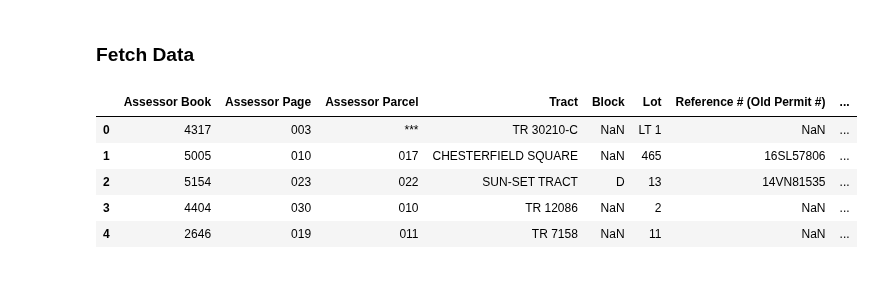
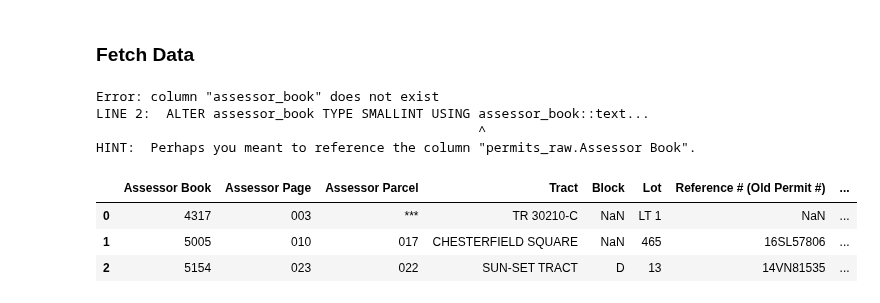
Before and after one commit to chrisammon3000/permits-data, a Jupyter notebook: notebooks/0.5-sql-package.ipynb, the cells around one changed output. Saved outputs shown, nothing was run; the diff lists cells and outputs as text; code cells hidden in the pictures.

Commit message:
Add update_types to Table, _subset_types_dict to Database

```diff
--- a/notebooks/0.5-sql-package.ipynb
+++ b/notebooks/0.5-sql-package.ipynb
@@ -176,16 +174,25 @@ class Database():
         return self
 
 
+    def _subset_types_dict(self, types_dict, columns):
+
+        types_dict = types_dict if not columns else {key:value for key, value in types_dict.items() if key in set(columns)}
+        columns = self.get_names().tolist() if not columns else columns
+
+        return types_dict, columns
+
+
     def _create_temp_table(self, types_dict, id_col, columns=None):
+
+        types_dict, _ = self._subset_types_dict(types_dict, columns)
 
         # Append id_col to selected columns
         columns = None if not columns else [id_col] + columns
 
         # CREATE TABLE query
-        tmp_table = "tmp" + self.table
+        tmp_table = "tmp_" + self.table
 
         # Subsets types_dict by columns argument and formats into string if no columns are specified
-        types_dict = types_dict if not columns else {key:value for key, value in types_dict.items() if key in set(columns)}
         names = ',\n\t'.join(['{key} {val}'.format(key=key, val=val) for key, val in types_dict.items()])
 
         # Build queries
@@ -509,14 +554,19 @@ class Table(Database):
 # %% [markdown]
 ### Fetch Data
 # %%
-permits = Table(name="permits_raw")
-data = permits.fetch_data()
+permits_raw = Table(name="permits_raw")
+data = permits_raw.fetch_data()
+# %%
+permits_raw.update_types(types_dict)
+# %% [output]
+Error: column "assessor_book" does not exist
+LINE 2:  ALTER assessor_book TYPE SMALLINT USING assessor_book::text...
+                                                 ^
+HINT:  Perhaps you meant to reference the column "permits_raw.Assessor Book".
 # %%
-data.head()
+data.head(3)
 # %% [output]
 |  | Assessor Book | Assessor Page | Assessor Parcel | Tract | Block | Lot | Reference # (Old Permit #) | ... |
 | 0 | 4317 | 003 | *** | TR 30210-C | NaN | LT 1 | NaN | ... |
 | 1 | 5005 | 010 | 017 | CHESTERFIELD SQUARE | NaN | 465 | 16SL57806 | ... |
 | 2 | 5154 | 023 | 022 | SUN-SET TRACT | D | 13 | 14VN81535 | ... |
-| 3 | 4404 | 030 | 010 | TR 12086 | NaN | 2 | NaN | ... |
-| 4 | 2646 | 019 | 011 | TR 7158 | NaN | 11 | NaN | ... |
```
Also changed, not shown: parts of 4 cells of this notebook, 1 other file.
